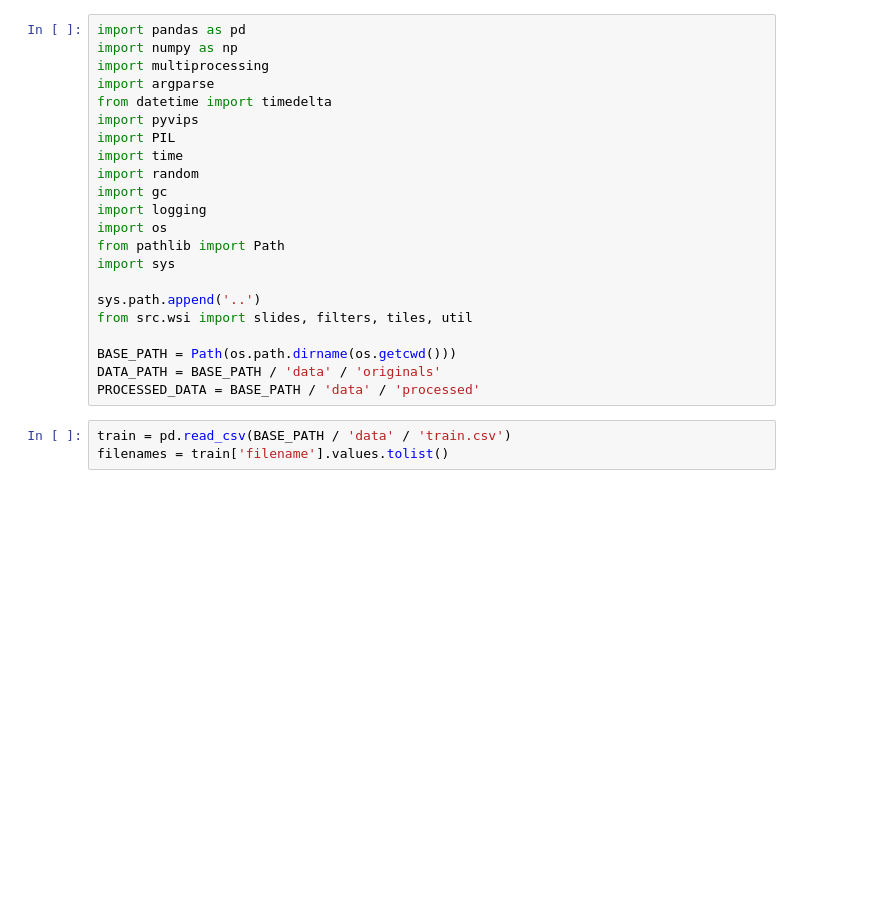
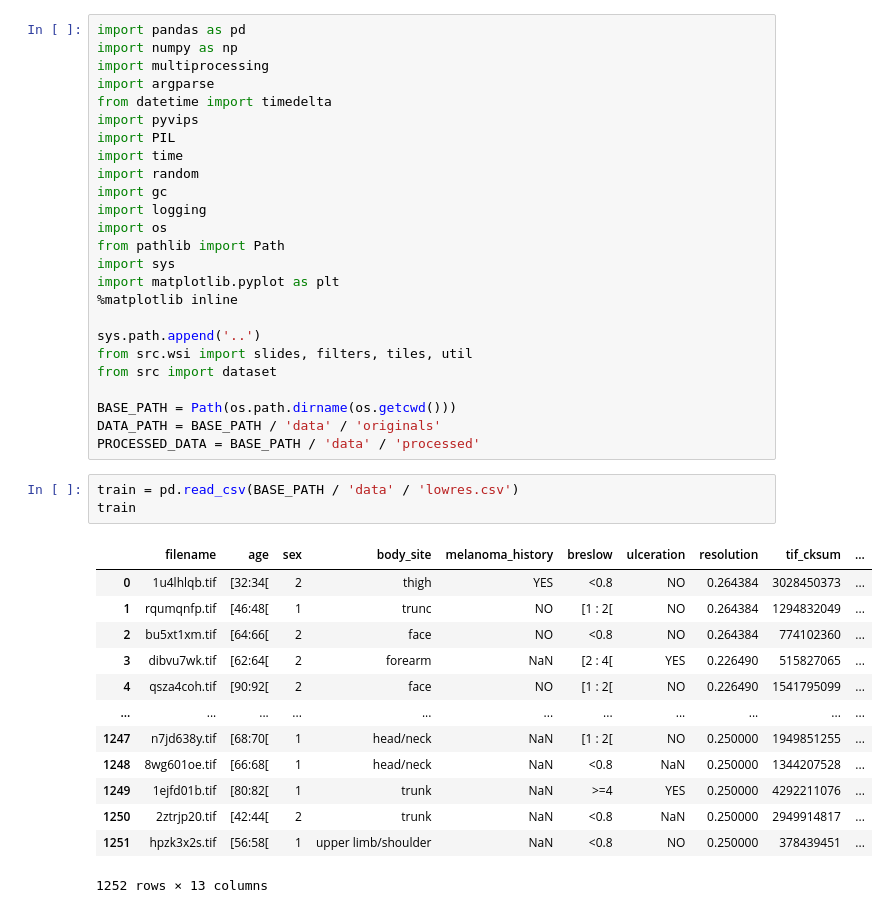
Before and after one commit to Graham-Broughton/visiomel-melanoma-runtime, a Jupyter notebook: notebooks/5.Hist.ipynb, the cells around one changed output. Drawn from its saved outputs; the diff is of its cells as text; blank space fills up the shorter version.

```diff
--- a/notebooks/5.Hist.ipynb
+++ b/notebooks/5.Hist.ipynb
@@ -13,13 +13,30 @@ import logging
 import os
 from pathlib import Path
 import sys
+import matplotlib.pyplot as plt
+%matplotlib inline
 
 sys.path.append('..')
 from src.wsi import slides, filters, tiles, util
+from src import dataset
 
 BASE_PATH = Path(os.path.dirname(os.getcwd()))
 DATA_PATH = BASE_PATH / 'data' / 'originals'
 PROCESSED_DATA = BASE_PATH / 'data' / 'processed'
 # %%
-train = pd.read_csv(BASE_PATH / 'data' / 'train.csv')
-filenames = train['filename'].values.tolist()
+train = pd.read_csv(BASE_PATH / 'data' / 'lowres.csv')
+train
+# %% [output]
+|  | filename | age | sex | body_site | melanoma_history | breslow | ulceration | resolution | tif_cksum | ... |
+| 0 | 1u4lhlqb.tif | [32:34[ | 2 | thigh | YES | <0.8 | NO | 0.264384 | 3028450373 | ... |
+| 1 | rqumqnfp.tif | [46:48[ | 1 | trunc | NO | [1 : 2[ | NO | 0.264384 | 1294832049 | ... |
+| 2 | bu5xt1xm.tif | [64:66[ | 2 | face | NO | <0.8 | NO | 0.264384 | 774102360 | ... |
+| 3 | dibvu7wk.tif | [62:64[ | 2 | forearm | NaN | [2 : 4[ | YES | 0.226490 | 515827065 | ... |
+| 4 | qsza4coh.tif | [90:92[ | 2 | face | NO | [1 : 2[ | NO | 0.226490 | 1541795099 | ... |
+| ... | ... | ... | ... | ... | ... | ... | ... | ... | ... | ... |
+| 1247 | n7jd638y.tif | [68:70[ | 1 | head/neck | NaN | [1 : 2[ | NO | 0.250000 | 1949851255 | ... |
+| 1248 | 8wg601oe.tif | [66:68[ | 1 | head/neck | NaN | <0.8 | NaN | 0.250000 | 1344207528 | ... |
+| 1249 | 1ejfd01b.tif | [80:82[ | 1 | trunk | NaN | >=4 | YES | 0.250000 | 4292211076 | ... |
+| 1250 | 2ztrjp20.tif | [42:44[ | 2 | trunk | NaN | <0.8 | NaN | 0.250000 | 2949914817 | ... |
+| 1251 | hpzk3x2s.tif | [56:58[ | 1 | upper limb/shoulder | NaN | <0.8 | NO | 0.250000 | 378439451 | ... |
+1252 rows × 13 columns
```
Also changed, not shown: parts of 5 cells of this notebook, 6 other files.
